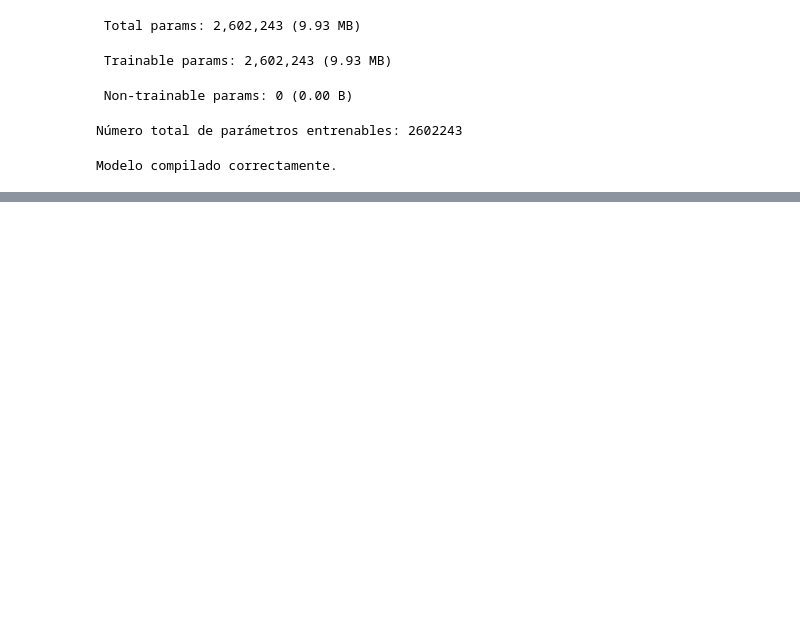
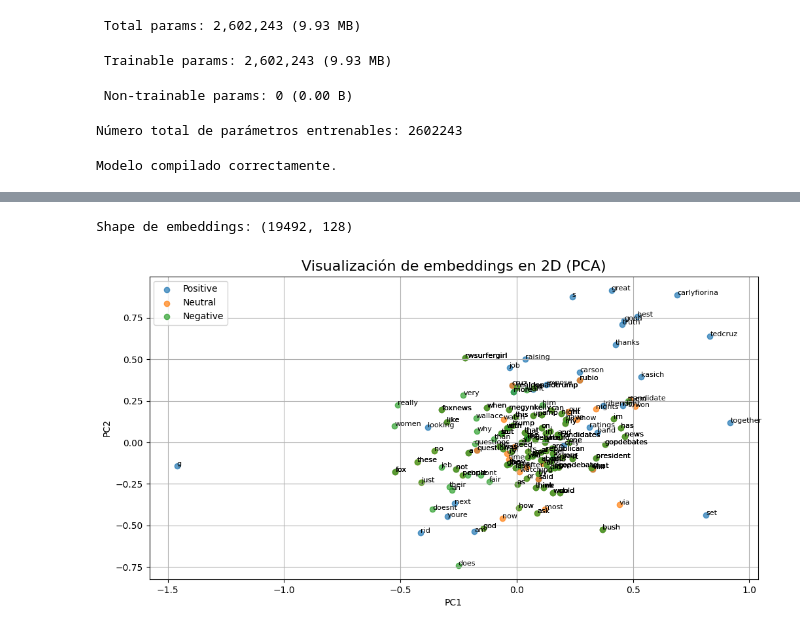
Before and after one commit to alanPalma25/sic-2025-python-ai, a Jupyter notebook: ia_module/activities/sem13_asin_capítulo7_AI.ipynb, the cells around one changed output, grey strips where cells are left out. Cells and saved outputs as stored; diff of their text form; code cells hidden in the pictures; blank space fills up the shorter version.

```diff
--- a/ia_module/activities/sem13_asin_capítulo7_AI.ipynb
+++ b/ia_module/activities/sem13_asin_capítulo7_AI.ipynb
@@ -256,0 +308,66 @@ Epoch 10/10
+# %%
+from sklearn.decomposition import PCA
+
+# Obtener la capa de embeddings
+embedding_layer = model_feelings.get_layer("embedding_layer")
+embeddings = embedding_layer.get_weights()[0]  # matriz vocab_size x embedding_dim
+
+print("Shape de embeddings:", embeddings.shape)
+
+# PCA a 2D
+pca = PCA(n_components=2)
+embeddings_2d = pca.fit_transform(embeddings)
+
+
+# Obtener palabras por clase
+def obtener_top_palabras_por_sentimiento(df, sentiment, tokenizer, n=100):
+    textos = df[df["sentiment"] == sentiment]["text_clean"].tolist()
+
+    counter = Counter(" ".join(textos).split())
+
+    top_words = [w for w, _ in counter.most_common(n) if w in tokenizer.word_index]
+    return top_words
+
+top_pos = obtener_top_palabras_por_sentimiento(data, "Positive", tokenizer)
+top_neu = obtener_top_palabras_por_sentimiento(data, "Neutral", tokenizer)
+top_neg = obtener_top_palabras_por_sentimiento(data, "Negative", tokenizer)
+
+# Mapear palabras a coordenadas PCA
+def obtener_coords(words):
+    coords = []
+    labels = []
+    for w in words:
+        idx = tokenizer.word_index.get(w)
+        if idx is not None and idx < embeddings_2d.shape[0]:
+            coords.append(embeddings_2d[idx])
+            labels.append(w)
+    return np.array(coords), labels
+
+coords_pos, labels_pos = obtener_coords(top_pos)
+coords_neu, labels_neu = obtener_coords(top_neu)
+coords_neg, labels_neg = obtener_coords(top_neg)
+
+
+# Genera scatter plot con los embeddings
+plt.figure(figsize=(12, 6))
+
+plt.scatter(coords_pos[:,0], coords_pos[:,1], label="Positive", alpha=0.7)
+plt.scatter(coords_neu[:,0], coords_neu[:,1], label="Neutral", alpha=0.7)
+plt.scatter(coords_neg[:,0], coords_neg[:,1], label="Negative", alpha=0.7)
+
+# Etiquetas
+for coords, labels in [(coords_pos, labels_pos),
+                       (coords_neu, labels_neu),
+                       (coords_neg, labels_neg)]:
+    for (x, y), word in zip(coords, labels):
+        plt.text(x, y, word, fontsize=8)
+
+plt.title("Visualización de embeddings en 2D (PCA)", fontsize=16)
+plt.xlabel("PC1")
+plt.ylabel("PC2")
+plt.legend(loc=2)
+plt.grid(True)
+plt.show()
+# %% [output]
+Shape de embeddings: (19492, 128)
+[figure, added]
```
Also changed, not shown: parts of 22 cells of this notebook.
